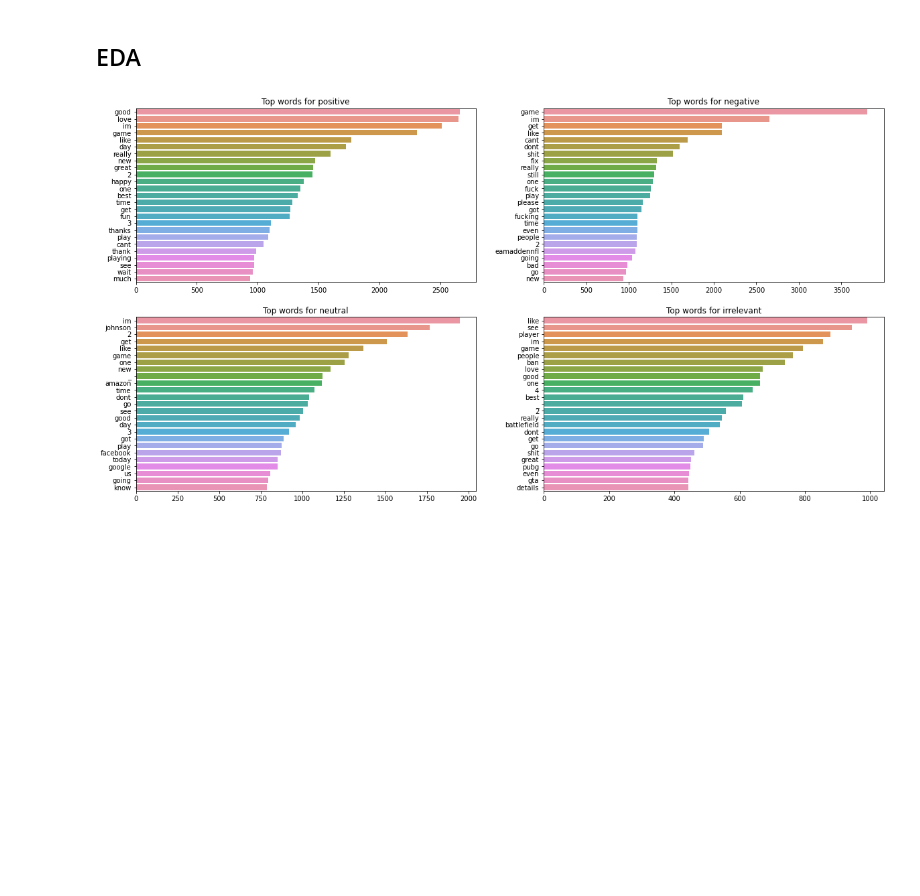
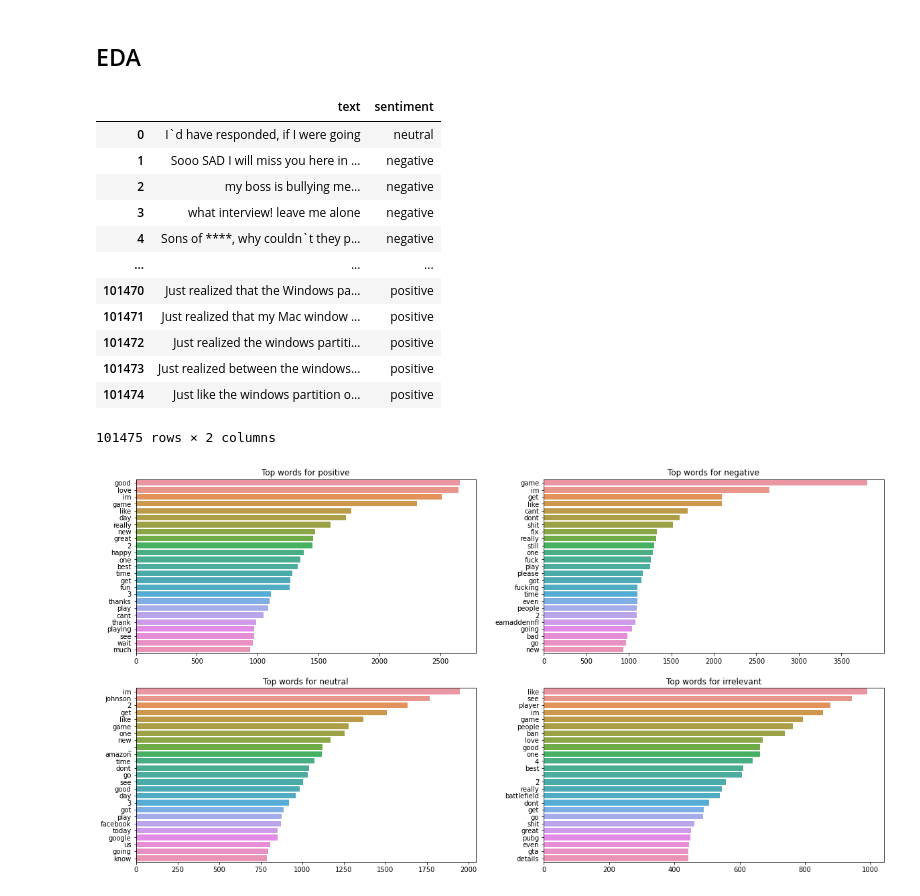
Before and after one commit to ganesh7262/Sentiment-analysis, a Jupyter notebook: main.ipynb, the cells around one changed output. Cells and saved outputs as stored; diff of their text form; code cells hidden in the pictures; blank space fills up the shorter version.

```diff
--- a/main.ipynb
+++ b/main.ipynb
@@ -8,6 +8,22 @@ import numpy as np
 import matplotlib.pyplot as  plt
 # %%
 final_dataset=pd.read_csv('final_dataset2.csv')
+# %%
+final_dataset
+# %% [output]
+|  | text | sentiment |
+| 0 | I`d have responded, if I were going | neutral |
+| 1 | Sooo SAD I will miss you here in ... | negative |
+| 2 | my boss is bullying me... | negative |
+| 3 | what interview! leave me alone | negative |
+| 4 | Sons of ****, why couldn`t they p... | negative |
+| ... | ... | ... |
+| 101470 | Just realized that the Windows pa... | positive |
+| 101471 | Just realized that my Mac window ... | positive |
+| 101472 | Just realized the windows partiti... | positive |
+| 101473 | Just realized between the windows... | positive |
+| 101474 | Just like the windows partition o... | positive |
+101475 rows × 2 columns
 # %%
 import nltk
 import re
```
Also changed, not shown: parts of 16 cells of this notebook, 4 other files.
